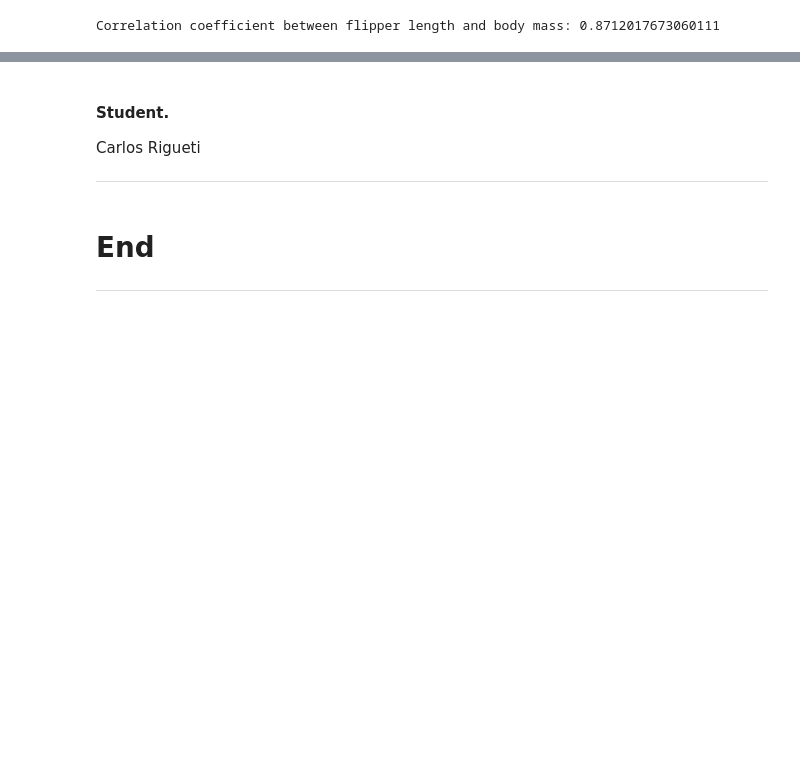
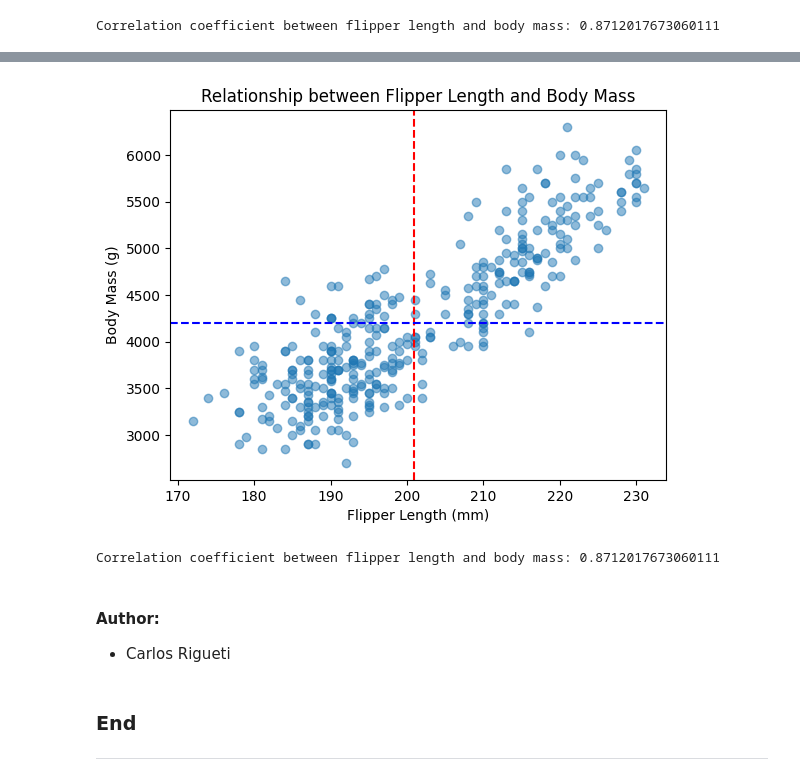
Before and after one commit to CarlosRigueti/Myproject2024, a Jupyter notebook: penguins.ipynb, the cells around one changed output, grey strips where cells are left out. Saved outputs shown, nothing was run; the diff lists cells and outputs as text; code cells hidden in the pictures; blank space fills up the shorter version.

```diff
--- a/penguins.ipynb
+++ b/penguins.ipynb
@@ -171,8 +228,42 @@ plt.show()
+# %%
+# Assuming flipper_length and body_mass are already defined
+flipper_length = penguins_df['flipper_length_mm']
+body_mass = penguins_df['body_mass_g']
+
+# Calculate the means
+mean_flipper_length = flipper_length.mean()
+mean_body_mass = body_mass.mean()
+
+# Create a scatter plot
+plt.scatter(flipper_length, body_mass, alpha=0.5)
+
+# Add vertical line at the mean of flipper length
+plt.axvline(mean_flipper_length, color='red', linestyle='--')
+
+# Add horizontal line at the mean of body mass
+plt.axhline(mean_body_mass, color='blue', linestyle='--')
+
+# Add labels and title
+plt.xlabel('Flipper Length (mm)')
+plt.ylabel('Body Mass (g)')
+plt.title('Relationship between Flipper Length and Body Mass')
+
+# Show the plot
+plt.show()
+# %% [output]
+[figure, added]
+# %%
+# Calculate the correlation coefficient
+correlation_coefficient = flipper_length.corr(body_mass)
+
+# Print the correlation coefficient
+print("Correlation coefficient between flipper length and body mass:", correlation_coefficient)
+# %% [output]
+Correlation coefficient between flipper length and body mass: 0.8712017673060111
 # %% [markdown]
-#### Student.
+#### Author:
 
-Carlos Rigueti
-***
+* Carlos Rigueti
 # %% [markdown]
-# End
+### End
 ***
```
Also changed, not shown: parts of 12 cells of this notebook.
